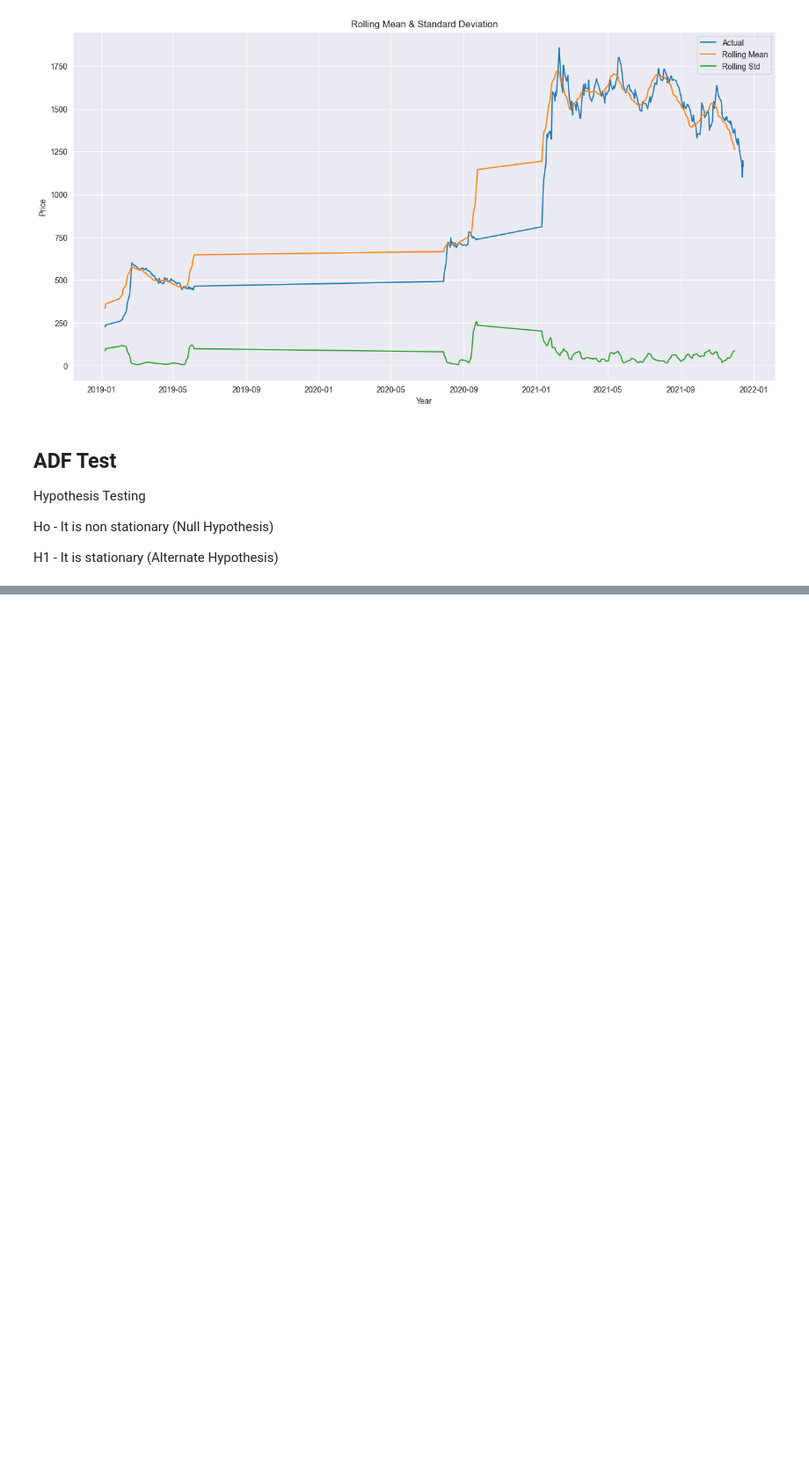
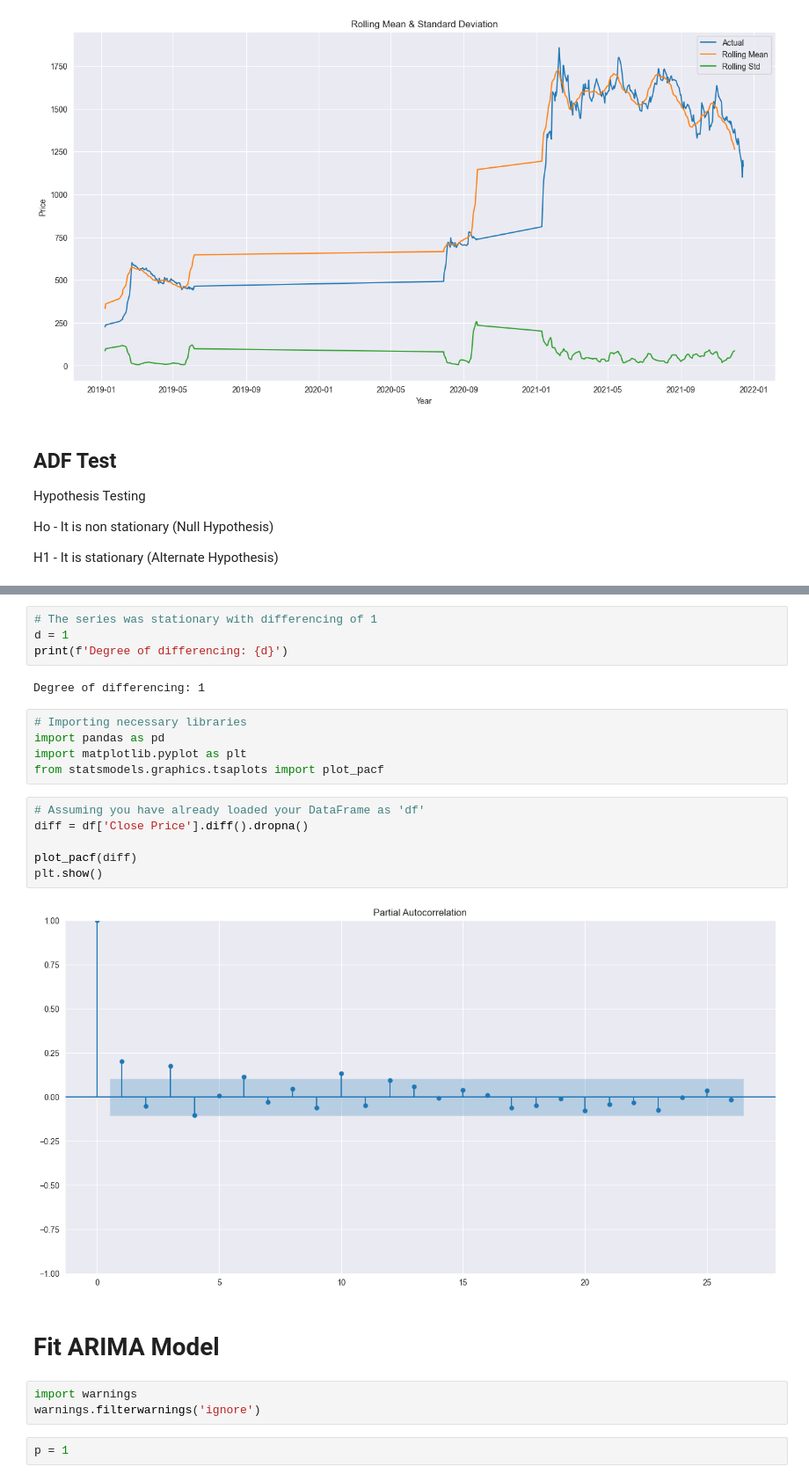
Before and after one commit to sprasapradip/machine-learning, a Jupyter notebook: nepal-stock-exchange(nepse)/nepse.ipynb, the cells around one changed output, grey strips where cells are left out. Shown at 88% size. Cells and saved outputs as stored; diff of their text form; blank space fills up the shorter version.

Commit message:
coding data analysis

```diff
--- a/nepal-stock-exchange(nepse)/nepse.ipynb
+++ b/nepal-stock-exchange(nepse)/nepse.ipynb
@@ -98,0 +116,26 @@ H1 - It is stationary (Alternate Hypothesis)
+# %%
+# The series was stationary with differencing of 1
+d = 1
+print(f'Degree of differencing: {d}')
+# %% [output]
+Degree of differencing: 1
+# %%
+# Importing necessary libraries
+import pandas as pd
+import matplotlib.pyplot as plt
+from statsmodels.graphics.tsaplots import plot_pacf
+# %%
+# Assuming you have already loaded your DataFrame as 'df'
+diff = df['Close Price'].diff().dropna()
+
+plot_pacf(diff)
+plt.show()
+# %% [output]
+[figure, added]
+# %% [markdown]
+# Fit ARIMA Model
+# %%
+import warnings
+warnings.filterwarnings('ignore')
+# %%
+p = 1
```
Also changed, not shown: parts of 10 cells of this notebook.
